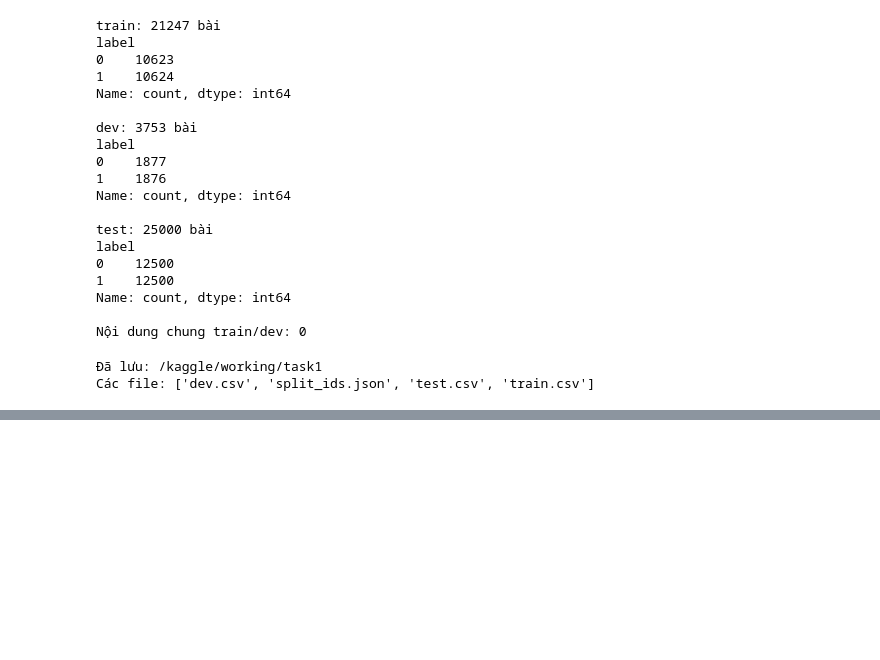
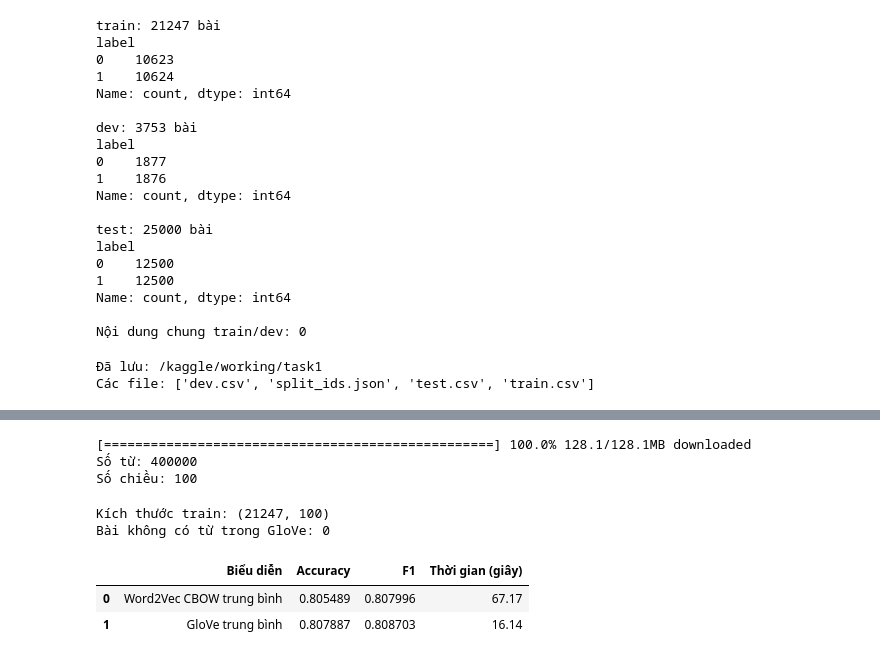
Before and after one commit to bangphan1311/NLP, a Jupyter notebook: HW03_IMDB/notebooks/hw03-imdb-sentiment.ipynb, the cells around one changed output, grey strips where cells are left out. Saved outputs shown, nothing was run; the diff lists cells and outputs as text; code cells hidden in the pictures; blank space fills up the shorter version.

```diff
--- a/HW03_IMDB/notebooks/hw03-imdb-sentiment.ipynb
+++ b/HW03_IMDB/notebooks/hw03-imdb-sentiment.ipynb
@@ -470,0 +664,47 @@ Các file: ['dev.csv', 'split_ids.json', 'test.csv', 'train.csv']
+# %%
+import gensim.downloader as api
+
+glove = api.load("glove-wiki-gigaword-100")
+
+print("Số từ:", len(glove))
+print("Số chiều:", glove.vector_size)
+# %% [output]
+[==================================================] 100.0% 128.1/128.1MB downloaded
+Số từ: 400000
+Số chiều: 100
+# %%
+start = time.perf_counter()
+
+X_train_glove = np.vstack([
+    average_vector(tokens, glove) for tokens in train_tokens
+])
+X_dev_glove = np.vstack([
+    average_vector(tokens, glove) for tokens in dev_tokens
+])
+
+glove_classifier = LogisticRegression(
+    C=1.0, solver="liblinear", max_iter=1000, random_state=42
+)
+glove_classifier.fit(X_train_glove, train_df["label"])
+
+predictions = glove_classifier.predict(X_dev_glove)
+
+glove_result = {
+    "Biểu diễn": "GloVe trung bình",
+    "Accuracy": accuracy_score(dev_df["label"], predictions),
+    "F1": f1_score(dev_df["label"], predictions),
+    "Thời gian (giây)": round(time.perf_counter() - start, 2)
+}
+
+print("Kích thước train:", X_train_glove.shape)
+print("Bài không có từ trong GloVe:",
+      sum(not any(word in glove for word in tokens)
+          for tokens in train_tokens))
+
+display(pd.DataFrame([w2v_result, glove_result]))
+# %% [output]
+Kích thước train: (21247, 100)
+Bài không có từ trong GloVe: 0
+|  | Biểu diễn | Accuracy | F1 | Thời gian (giây) |
+| 0 | Word2Vec CBOW trung bình | 0.805489 | 0.807996 | 67.17 |
+| 1 | GloVe trung bình | 0.807887 | 0.808703 | 16.14 |
```
Also changed, not shown: parts of 8 cells of this notebook, 4 other files.
